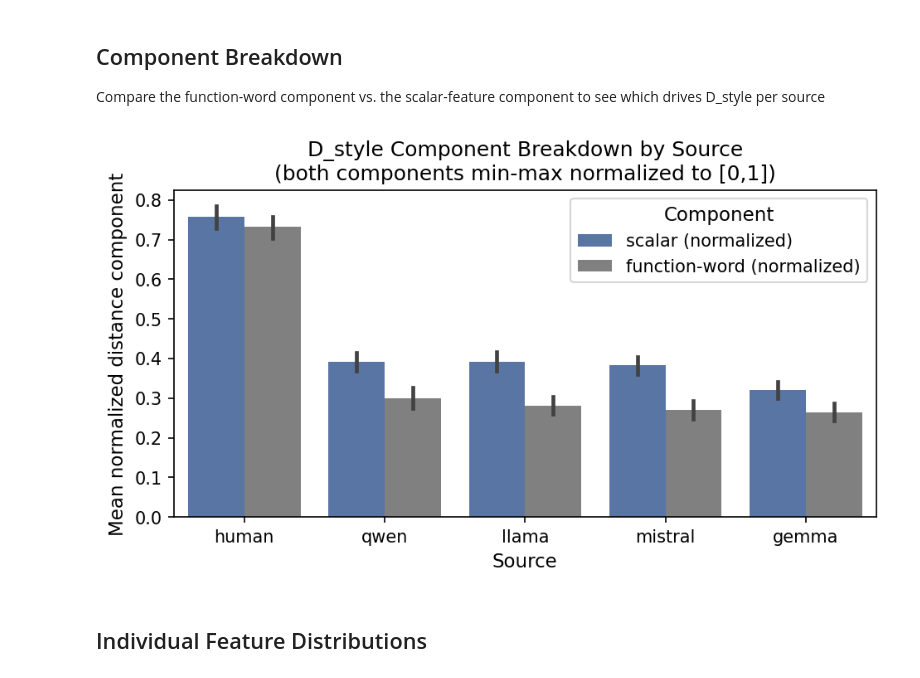
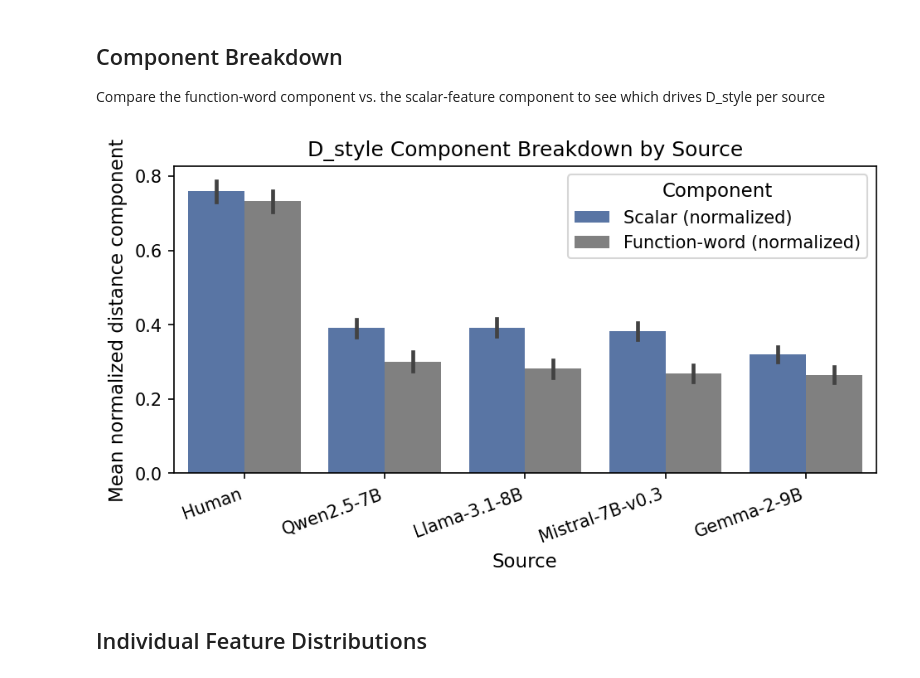
Before and after one commit to thwinner/llm-linguistic-diversity, a Jupyter notebook: metrics/02_stylistic_diversity/stylistic_diversity.ipynb, the cells around one changed output. Drawn from its saved outputs; the diff is of its cells as text; code cells hidden in the pictures.

```diff
--- a/metrics/02_stylistic_diversity/stylistic_diversity.ipynb
+++ b/metrics/02_stylistic_diversity/stylistic_diversity.ipynb
@@ -719,26 +722,28 @@ Compare the function-word component vs. the scalar-feature component to see whic
 # %%
 component_df = df_style.melt(
     id_vars=['prompt_id', 'source'],
     value_vars=['scalar_norm', 'fw_norm'],
     var_name='component', value_name='value'
 )
 component_df['component'] = component_df['component'].map({
-    'scalar_norm': 'scalar (normalized)',
-    'fw_norm':     'function-word (normalized)'
+    'scalar_norm': 'Scalar (normalized)',
+    'fw_norm':     'Function-word (normalized)'
 })
 
 fig, ax = plt.subplots(figsize=(6.5, 3.8))
 sns.barplot(data=component_df, x='source', y='value', hue='component',
             order=source_order, ax=ax, palette=['#4C72B0', 'gray'])
-ax.set_title('D_style Component Breakdown by Source\n(both components min-max normalized to [0,1])', fontsize=12)
+ax.set_title('D_style Component Breakdown by Source', fontsize=12)
 ax.set_xlabel('Source')
 ax.set_ylabel('Mean normalized distance component')
+ax.set_xticklabels([MODEL_LABELS[s] for s in source_order], rotation=20, ha='right')
+
 ax.legend(title='Component')
 plt.tight_layout()
 plt.savefig(FIG_DIR / 'd_style_component_breakdown.png', dpi=300, bbox_inches='tight')
 plt.show()
 # %% [output]
-[figure, old version]
+[figure, new version]
 # %% [markdown]
 ## Individual Feature Distributions
 # %%
```
Also changed, not shown: parts of 4 cells of this notebook, 41 other files.
